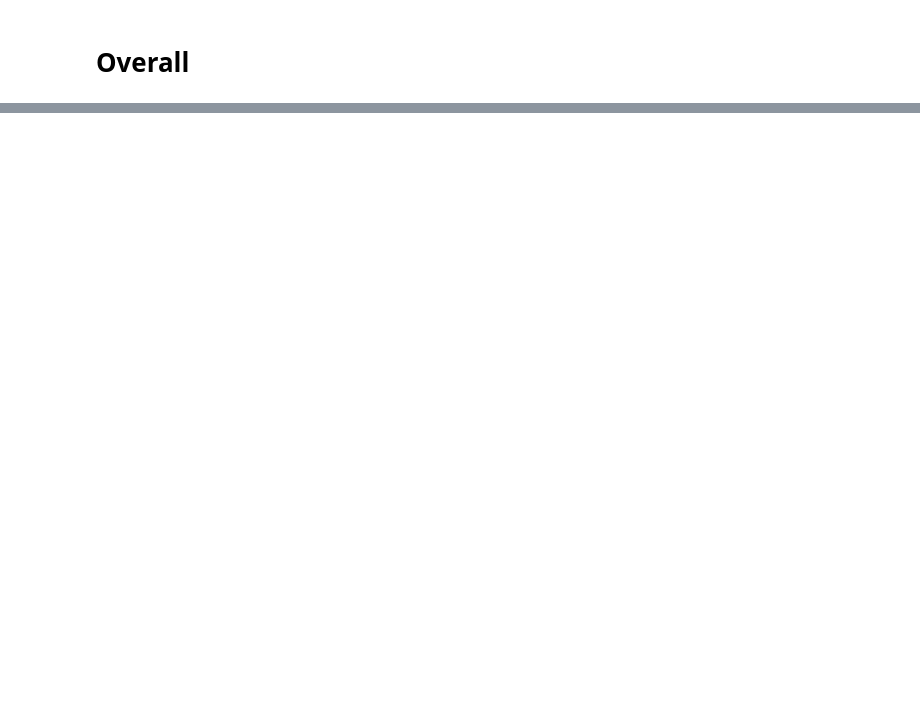
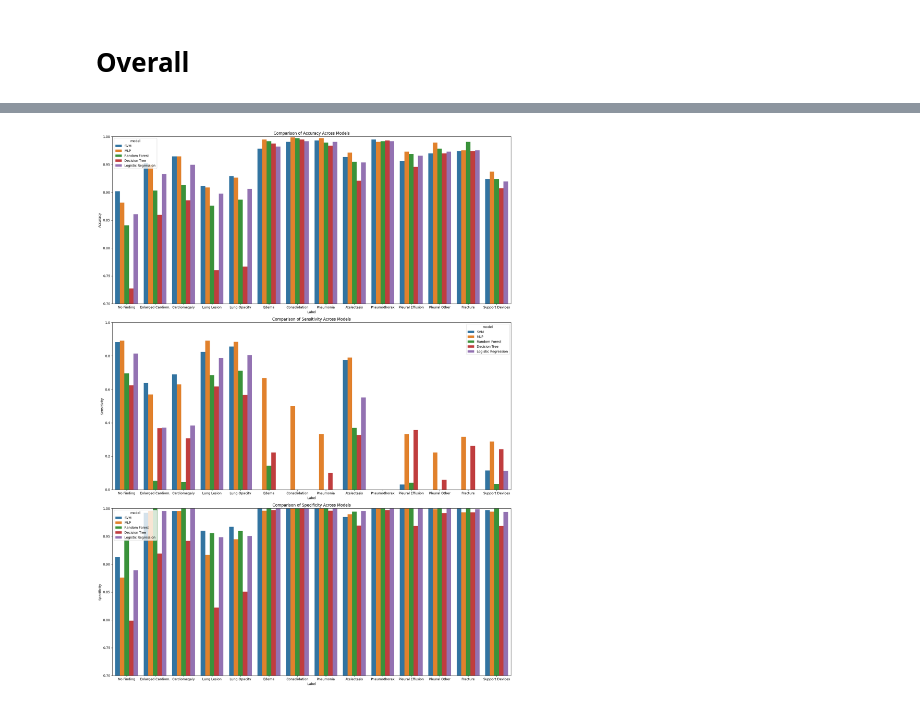
Before and after one commit to BioIntelligence-Lab/MedCruncher, a Jupyter notebook: paper_viz.ipynb, the cells around one changed output, grey strips where cells are left out. Saved outputs shown, nothing was run; the diff lists cells and outputs as text; code cells hidden in the pictures; blank space fills up the shorter version.

```diff
--- a/paper_viz.ipynb
+++ b/paper_viz.ipynb
@@ -94,12 +91,14 @@ import seaborn as sns
 import matplotlib.pyplot as plt
 
 # Load the JSON file with performance details
-with open('learning_model_results.json', 'r') as f:
+with open('embedding_model_results.json', 'r') as f:
     data = json.load(f)
 
-# Helper function to flatten a list of lists
-def flatten(list_of_lists):
-    return [item for sublist in list_of_lists for item in sublist]
+# Helper function to flatten a list of lists, or handle floats
+def flatten(list_or_float):
+    if isinstance(list_or_float, float):  # If it's a single float value, return as list
+        return [list_or_float]
+    return [item for sublist in list_or_float for item in sublist]
 
 # Initialize a list to store the average performance values for each model
 model_averages = []
@@ -139,7 +138,7 @@ for model_name, metrics in data.items():
 metrics_to_plot = ['accuracy', 'sensitivity', 'specificity', 'time']
 
 # Create subplots for each metric
-fig, axes = plt.subplots(nrows=len(metrics_to_plot), figsize=(10, 16))
+fig, axes = plt.subplots(nrows=len(metrics_to_plot), figsize=(12, 18))
 
 # Plotting each metric
 for i, metric in enumerate(metrics_to_plot):
@@ -148,8 +147,9 @@ for i, metric in enumerate(metrics_to_plot):
 
     # Collect data for each model for the current metric
     for model_data in model_averages:
-        plot_data.extend(model_data[metric])
-        model_labels.extend([model_data['model']] * len(model_data[metric]))
+        if len(model_data[metric]) > 0:  # Check if the metric has values
+            plot_data.extend(model_data[metric])
+            model_labels.extend([model_data['model']] * len(model_data[metric]))
 
     # Create a box plot for the current metric
     sns.boxplot(x=model_labels, y=plot_data, ax=axes[i])
@@ -164,0 +212,68 @@ plt.show()
+# %%
+import json
+import pandas as pd
+import matplotlib.pyplot as plt
+import seaborn as sns
+
+# Load the JSON files with performance data
+with open('learning_model_results.json', 'r') as f:
+    svm_data = json.load(f)
+
+with open('additional_learning_model_results.json', 'r') as f:
+    additional_data = json.load(f)
+
+# Combine the data from both JSONs into a single dictionary
+all_model_data = {**svm_data, **additional_data}
+
+# Labels of interest based on SVM's superior performance
+labels_of_interest = ['No Finding', 'Enlarged Cardiom.', 'Cardiomegaly', 'Lung Lesion', 'Lung Opacity', 'Edema',
+                      'Consolidation', 'Pneumonia', 'Atelectasis', 'Pneumothorax', 'Pleural Effusion',
+                      'Pleural Other', 'Fracture', 'Support Devices']
+
+# Initialize a list to store the processed data
+model_performance = []
+
+# Extract accuracy, sensitivity, and specificity for each label and model
+for model_name, model_metrics in all_model_data.items():
+    for label in labels_of_interest:
+        if label in model_metrics:
+            accuracy = [sum(x) / len(x) for x in model_metrics[label].get('accuracy', [[0]])][0]  # Average accuracy
+            sensitivity = [sum(x) / len(x) for x in model_metrics[label].get('sensitivity', [[0]])][0]  # Average sensitivity
+            specificity = [sum(x) / len(x) for x in model_metrics[label].get('specificity', [[0]])][0]  # Average specificity
+
+            # Append the results for this model and label
+            model_performance.append({
+                'label': label,
+                'model': model_name,
+                'accuracy': accuracy,
+                'sensitivity': sensitivity,
+                'specificity': specificity
+            })
+
+# Convert to DataFrame
+df = pd.DataFrame(model_performance)
+
+# Plot separate bar charts for accuracy, sensitivity, and specificity
+metrics = ['accuracy', 'sensitivity', 'specificity']
+
+# Set up the figure and axes for separate plots
+fig, axes = plt.subplots(nrows=len(metrics), figsize=(18, 24))  # Increase height for better readability
+
+# Loop over each metric and create a bar plot
+for i, metric in enumerate(metrics):
+    sns.barplot(x='label', y=metric, hue='model', data=df, ax=axes[i], errorbar=None)
+    axes[i].set_title(f'Comparison of {metric.capitalize()} Across Models')
+    axes[i].set_xlabel('Label')
+    axes[i].set_ylabel(metric.capitalize())
+
+    # Adjust y-axis for sensitivity to make it longer
+    if metric == 'sensitivity':
+        axes[i].set_ylim(0.0, 1.0)  # Sensitivity will have a wider range from 0.0 to 1.0
+    else:
+        axes[i].set_ylim(0.7, 1.0)  # For accuracy and specificity, use 0.7 to 1.0
+
+# Adjust the layout to avoid overlap
+plt.tight_layout()
+plt.show()
+# %% [output]
+[figure, added]
```
Also changed, not shown: parts of 6 cells of this notebook, 3 other files.
